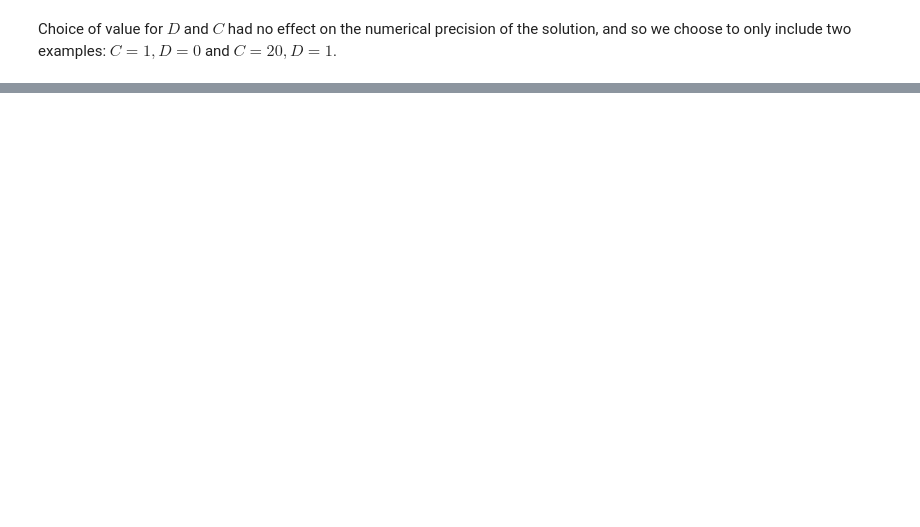
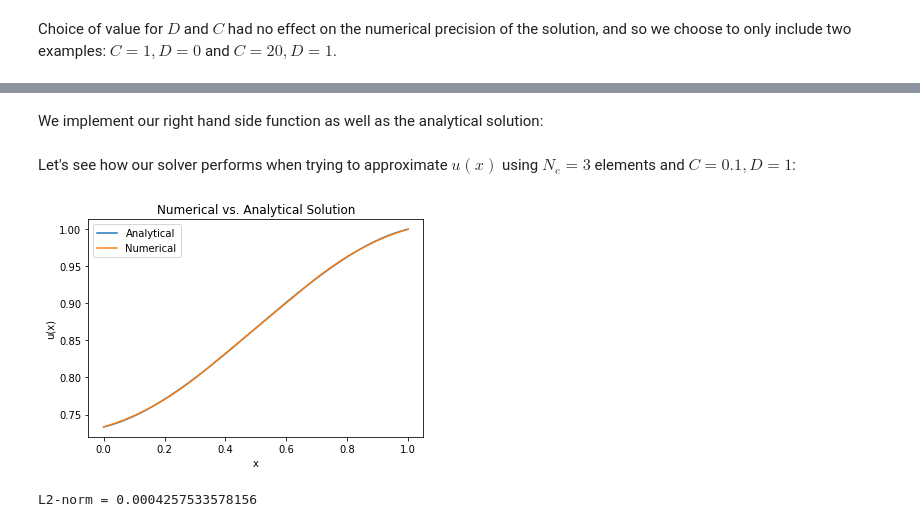
Before and after one commit to KasparaGaasvaer/IN5270, a Jupyter notebook: FEM1D_project/FEM1D_project.ipynb, the cells around one changed output, grey strips where cells are left out. Drawn from its saved outputs; the diff is of its cells as text; code cells hidden in the pictures; blank space fills up the shorter version.

Commit message:
Minor changes to L2 norm calc

```diff
--- a/FEM1D_project/FEM1D_project.ipynb
+++ b/FEM1D_project/FEM1D_project.ipynb
@@ -364,0 +637,24 @@ Choice of value for $D$ and $C$ had no effect on the numerical precision of the
+# %% [markdown]
+We implement our right hand side function as well as the analytical solution:
+# %%
+
+def f(x):
+    return 2*x - 1
+
+def analytical(x,C,D):
+    return 0.5*x**2 - (1/3)*x**3 + (x-1)*C + D - (1/6)
+# %% [markdown]
+Let's see how our solver performs when trying to approximate $u(x)$ using $N_e = 3$ elements and $C=0.1,D=1$:
+# %%
+Ne = 3
+n = 1000   #Number of gridpoints to evaluate our approximation in
+C = 0.1
+D = 1
+
+
+my_solver = FiniteElementSolverP2(f, Ne, C, D, analytical, n)
+my_solver.automatic_results()
+print("L2-norm = %.16f" %(my_solver.L2))
+# %% [output]
+[figure, added]
+L2-norm = 0.0004257533578156
```
Also changed, not shown: parts of 5 cells of this notebook, 2 other files.
